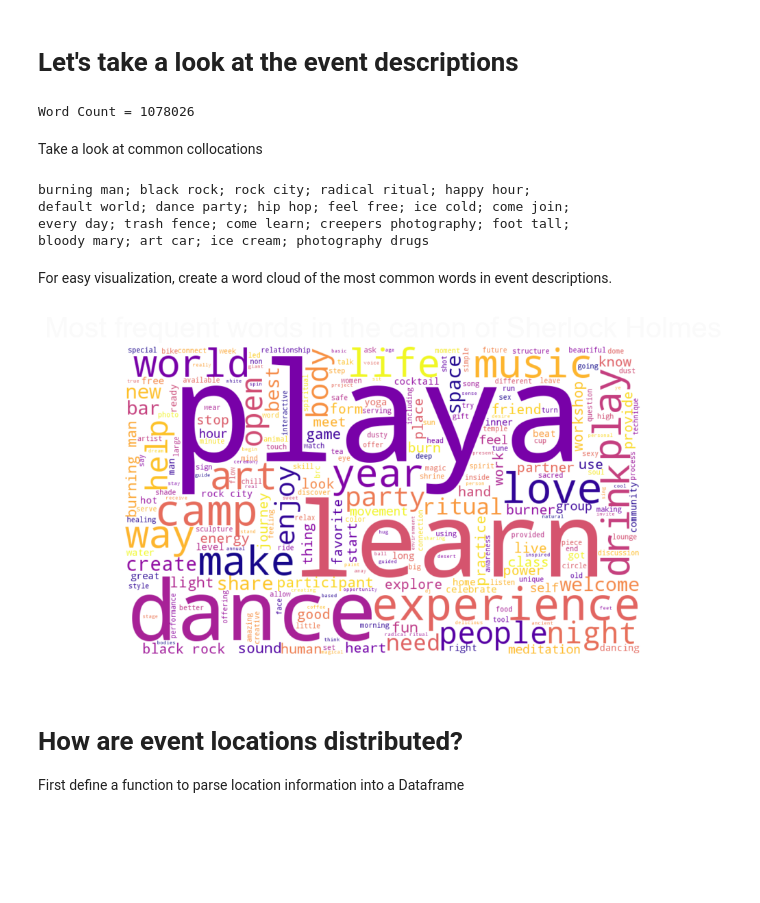
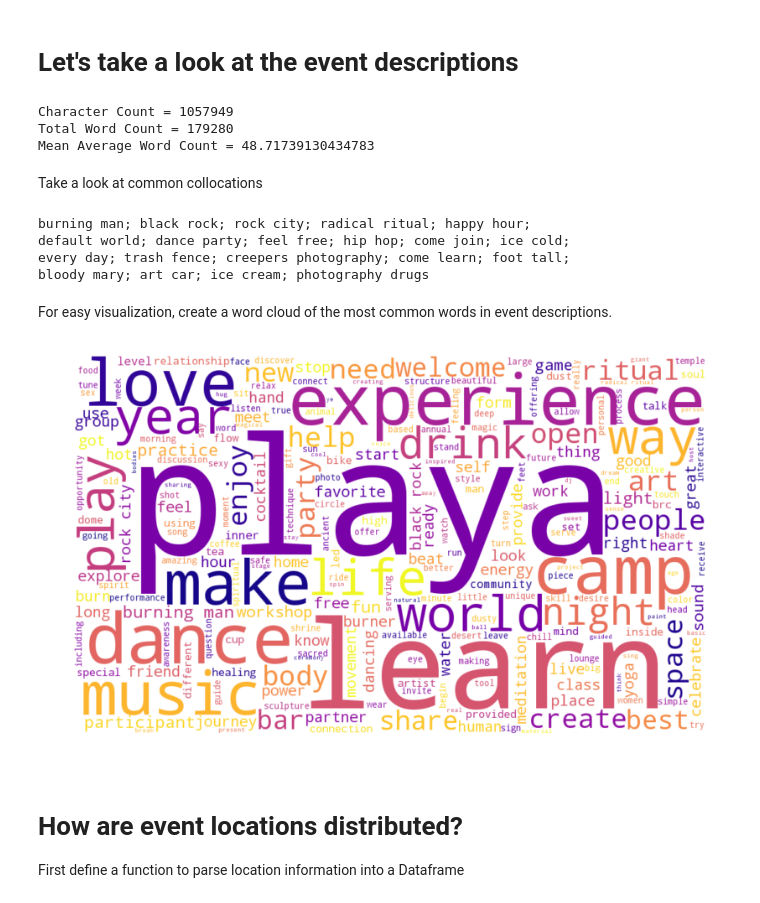
Before and after one commit to nikitabu/Playa_Events, a Jupyter notebook: Playa_Events_2017.ipynb, the cells around one changed output. Drawn from its saved outputs; the diff is of its cells as text; code cells hidden in the pictures; blank space fills up the shorter version.

Commit message:
fixed and improved event description analysis

```diff
--- a/Playa_Events_2017.ipynb
+++ b/Playa_Events_2017.ipynb
@@ -223,71 +223,66 @@ axes1.tick_params(axis='both', which='major', labelsize=10);
 [figure]
 # %% [markdown]
 # Let's take a look at the event descriptions
+# %%
+# Convert Dataframe Column to a joined array of strings
+text = ' '.join(list(df.Description.values.astype(str))).lower().replace('\n', '').replace('\r', '');
+
+# How many words in total are there?
+print('Character Count = ' + str(len(text)));
+print('Total Word Count = ' + str(len(text.split())));
+print('Mean Average Word Count = ' + str(len(text.split())/len(df.Description.values)));
+# %% [output]
+Character Count = 1057949
+Total Word Count = 179280
+Mean Average Word Count = 48.71739130434783
 # %%
-# Convert Dataframe Column to a joined array of strings
-text = ''.join(str(df.Description.values.tolist())).lower();
-
-# How many words in total are there?
-print('Word Count = ' + str(len(text)));
-
 # Convert strings to nltk "token" objects
 tokenizer = RegexpTokenizer(r'\w+');
 tokens = tokenizer.tokenize(text);
 
 # Convert tokens into an nltk "Text" object
-text = nltk.Text(tokens);
+Text = nltk.Text(tokens);
 
 # Filter out stop words
-filtered_words = [word for word in text if word not in stopwords.words('english')];
+filtered_words = [word for word in Text if word not in stopwords.words('english')];
 
 # Filter out short words
 filtered_words_2 = [word for word in filtered_words if len(word) > 3];
 
 fdist_filtered_2 = nltk.FreqDist(filtered_words_2);
-# %% [output]
-Word Count = 1078026
 # %% [markdown]
 Take a look at common collocations
 # %%
-text.collocations()
+Text.collocations()
 # %% [output]
 burning man; black rock; rock city; radical ritual; happy hour;
-default world; dance party; hip hop; feel free; ice cold; come join;
-every day; trash fence; come learn; creepers photography; foot tall;
+default world; dance party; feel free; hip hop; come join; ice cold;
+every day; trash fence; creepers photography; come learn; foot tall;
 bloody mary; art car; ice cream; photography drugs
 # %% [markdown]
 For easy visualization, create a word cloud of the most common words in event descriptions.
 # %%
-text = ''.join(str(df.Description.values.tolist())).lower();
-
 limit = 250
-infosize = 12
-
-fontcolor='#fafafa'
 bgcolor = '#FFFFFF'
 specific_stopwords = ['come', 'bring', 'join', 'let', 'daily', 'nthe', 'let', 'event', 'want', 'time', 'dj', 'day']
 english_stopwords = set(stopwords.words('english')) | STOPWORDS | ENGLISH_STOP_WORDS | set(specific_stopwords)
 
 wordcloud = WordCloud(
     max_words=limit,
     stopwords=english_stopwords,
     background_color=bgcolor,
     width = 1000,
     height = 600,
     colormap = 'plasma'
 ).generate(text)
 
-def grey_color(word, font_size, position, orientation, random_state=None, **kwargs):
-    return 'hsl(0, 0%%, %d%%)' % random.randint(50, 100)
+fig = plt.figure(figsize=(10, 6), dpi=100);
+
+plt.imshow(wordcloud.recolor(random_state=3), interpolation="bilinear")
+plt.axis('off')
+plt.show()
+# %% [output]
+[figure, added]
-# %%
-fig = plt.figure(figsize=(10, 6), dpi=100);
-
-plt.imshow(wordcloud.recolor(random_state=3), interpolation="bilinear")
-plt.title(title, color=fontcolor, size=30, y=1.01)
-plt.axis('off')
-plt.show()
-# %% [output]
-[figure, removed]
 # %% [markdown]
 # How are event locations distributed?
 
```
Also changed, not shown: parts of 1 cell of this notebook.
